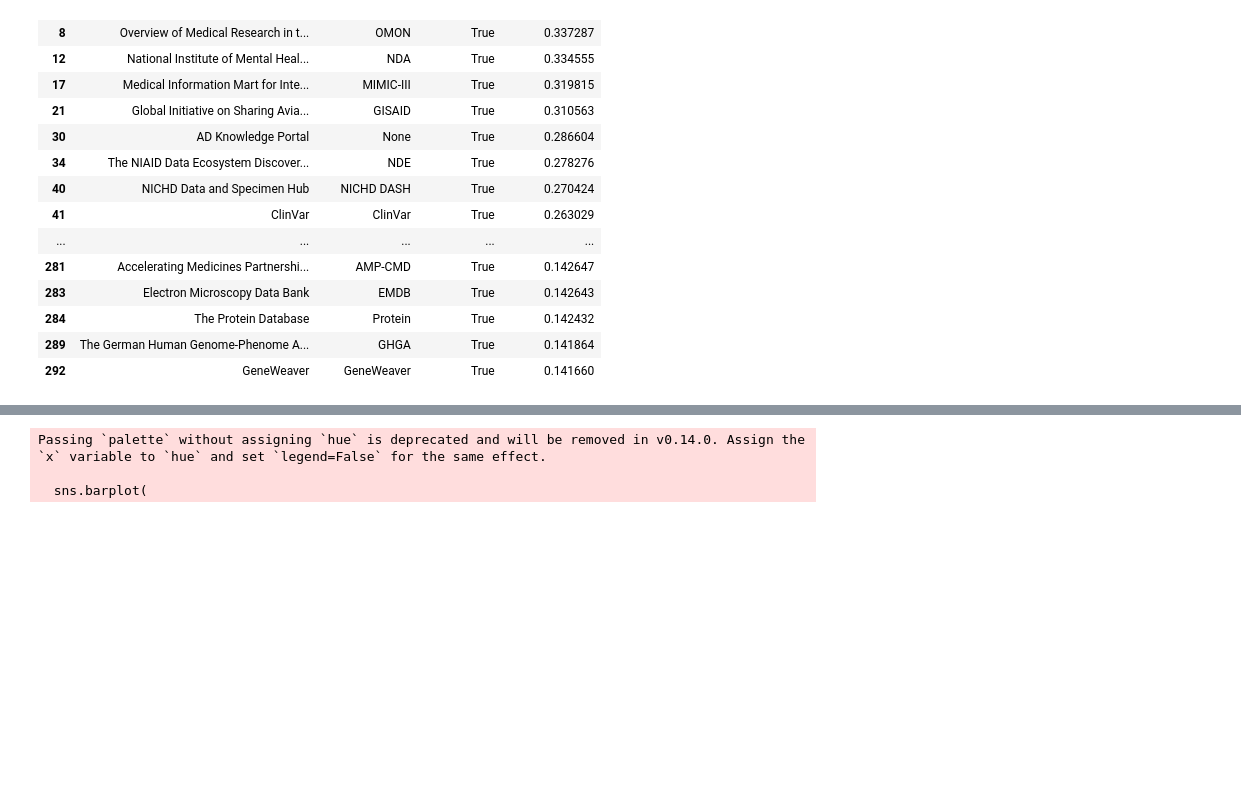
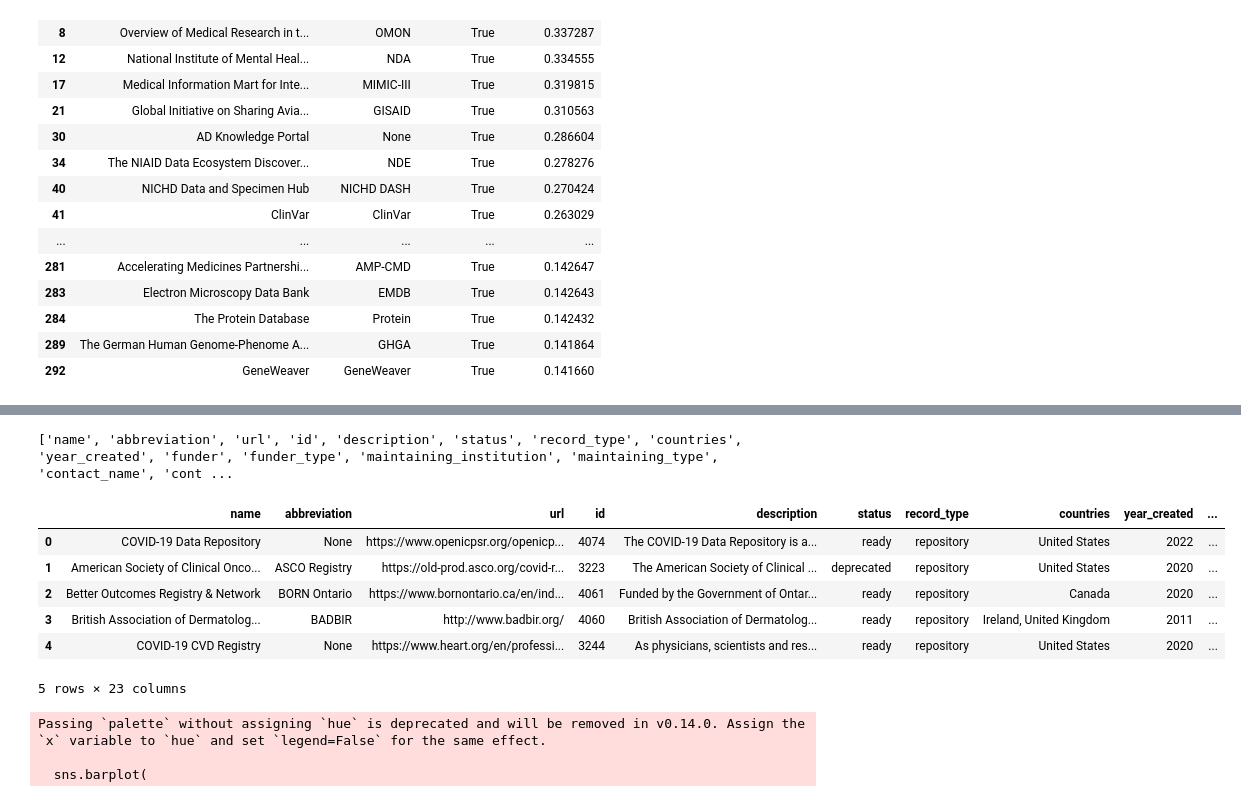
Before and after one commit to reginagilyan/repository-mapping, a Jupyter notebook: FAIRSHARING/fs_main_script.ipynb, the cells around one changed output, grey strips where cells are left out. Drawn from its saved outputs; the diff is of its cells as text; code cells hidden in the pictures; blank space fills up the shorter version.

```diff
--- a/FAIRSHARING/fs_main_script.ipynb
+++ b/FAIRSHARING/fs_main_script.ipynb
@@ -694,7 +695,7 @@ Number of 'extends' links found: 0
 # %%
 # read csv
 google_sheet = pd.read_csv(
-    "COVID_google_sheet.csv",
+    "../COVID_google_sheet.csv",
     skiprows=1,  # skip row 1, so row 2 becomes the header
     usecols=["Acronym", "Full name"],  # keep only these columns
 )
@@ -854,3 +855,9 @@ Total: 53 duplicates
 | 284 | The Protein Database | Protein | True | 0.142432 |
 | 289 | The German Human Genome-Phenome A... | GHGA | True | 0.141864 |
 | 292 | GeneWeaver | GeneWeaver | True | 0.141660 |
+# %%
+# concat the two duplicate dfs
+covid_duplicates['filter_approach'] = 'keyword'
+similarity_duplicates['filter_approach'] = 'similarity'
+
+merged_duplicates = pd.concat([covid_duplicates, similarity_duplicates], ignore_index=True)
@@ -856,0 +875,12 @@ Total: 53 duplicates
+# %%
+print(merged_duplicates.columns.tolist())
+merged_duplicates.head()
+# %% [output]
+['name', 'abbreviation', 'url', 'id', 'description', 'status', 'record_type', 'countries', 'year_created', 'funder', 'funder_type', 'maintaining_institution', 'maintaining_type', 'contact_name', 'cont ...
+|  | name | abbreviation | url | id | description | status | record_type | countries | year_created | ... |
+| 0 | COVID-19 Data Repository | None | https://www.openicpsr.org/openicp... | 4074 | The COVID-19 Data Repository is a... | ready | repository | United States | 2022 | ... |
+| 1 | American Society of Clinical Onco... | ASCO Registry | https://old-prod.asco.org/covid-r... | 3223 | The American Society of Clinical ... | deprecated | repository | United States | 2020 | ... |
+| 2 | Better Outcomes Registry & Network | BORN Ontario | https://www.bornontario.ca/en/ind... | 4061 | Funded by the Government of Ontar... | ready | repository | Canada | 2020 | ... |
+| 3 | British Association of Dermatolog... | BADBIR | http://www.badbir.org/ | 4060 | British Association of Dermatolog... | ready | repository | Ireland, United Kingdom | 2011 | ... |
+| 4 | COVID-19 CVD Registry | None | https://www.heart.org/en/professi... | 3244 | As physicians, scientists and res... | ready | repository | United States | 2020 | ... |
+5 rows × 23 columns
```
Also changed, not shown: parts of 13 cells of this notebook.
